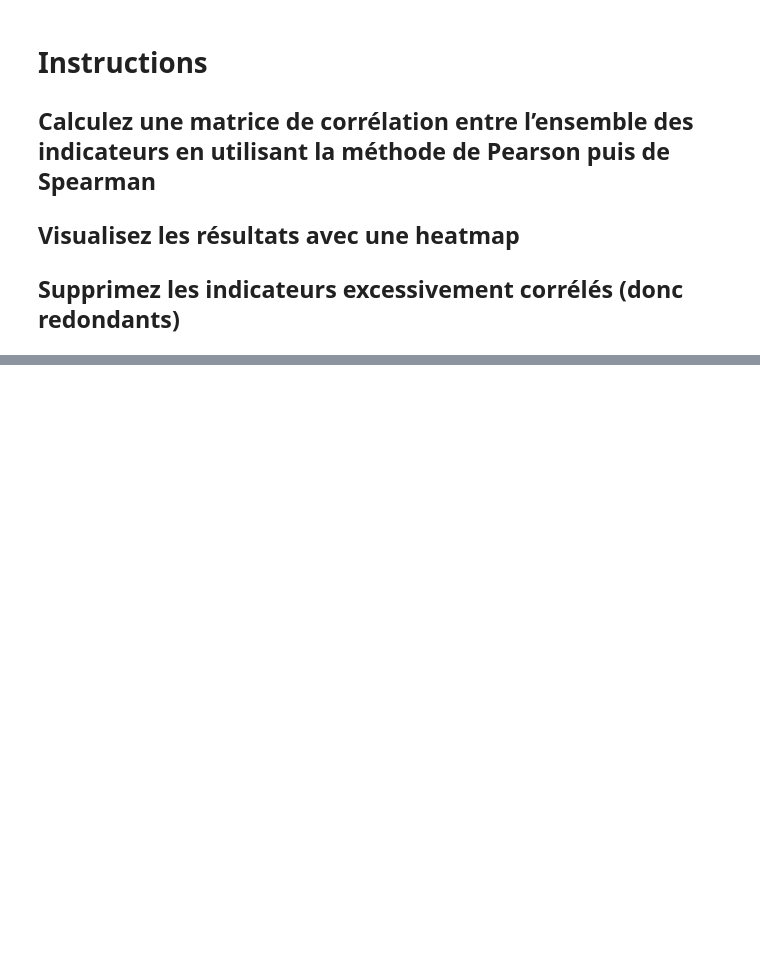
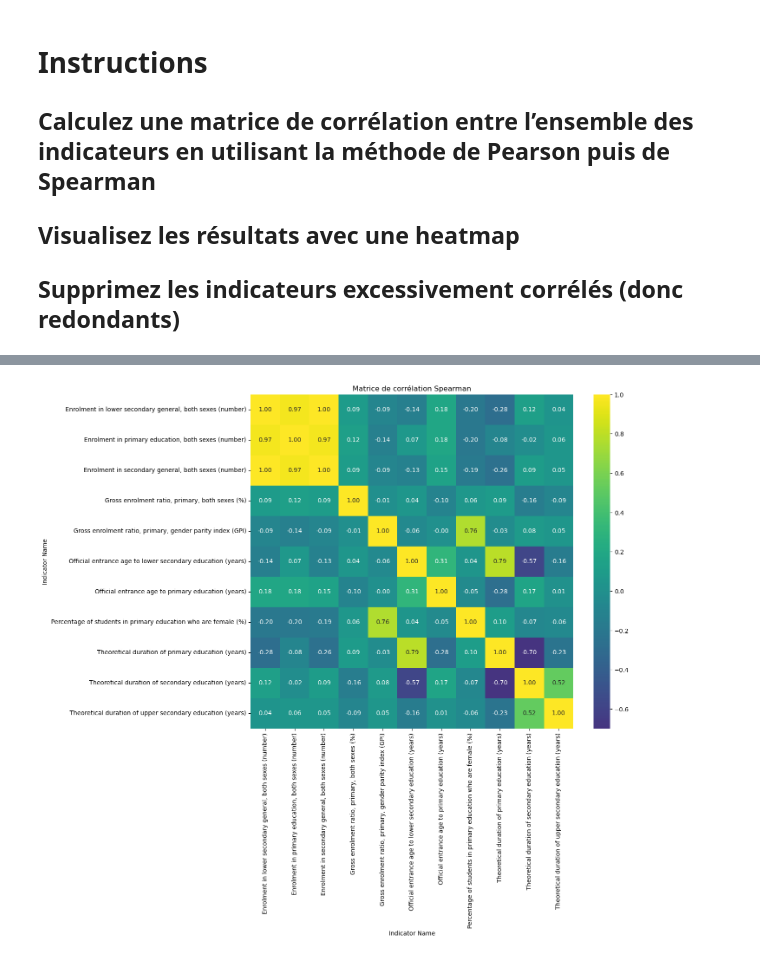
Before and after one commit to SafiaData/OpenclassroomsProjet2, a Jupyter notebook: PROJET 2 OPENCLASSROOMS .ipynb, the cells around one changed output, grey strips where cells are left out. Saved outputs shown, nothing was run; the diff lists cells and outputs as text; code cells hidden in the pictures; blank space fills up the shorter version.

```diff
--- a/PROJET 2 OPENCLASSROOMS .ipynb
+++ b/PROJET 2 OPENCLASSROOMS .ipynb
@@ -1914,0 +1999,14 @@ df_wide.head()
+# %%
+corr_spearman = df_numeric.corr(method='spearman')
+plt.figure(figsize=(12, 10))
+sns.heatmap(
+    corr_spearman,
+    annot=True,
+    fmt=".2f",
+    cmap="viridis",
+    center=0
+)
+plt.title('Matrice de corrélation Spearman')
+plt.show()
+# %% [output]
+[figure, added]
```
Also changed, not shown: parts of 17 cells of this notebook.
